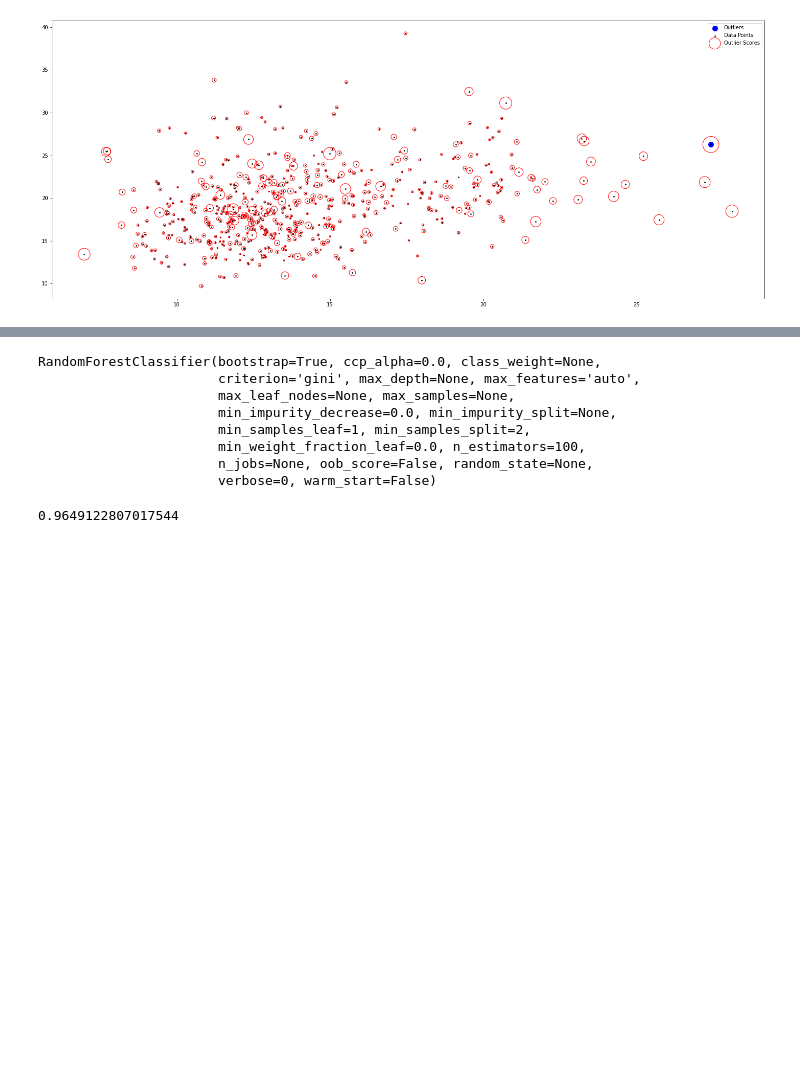
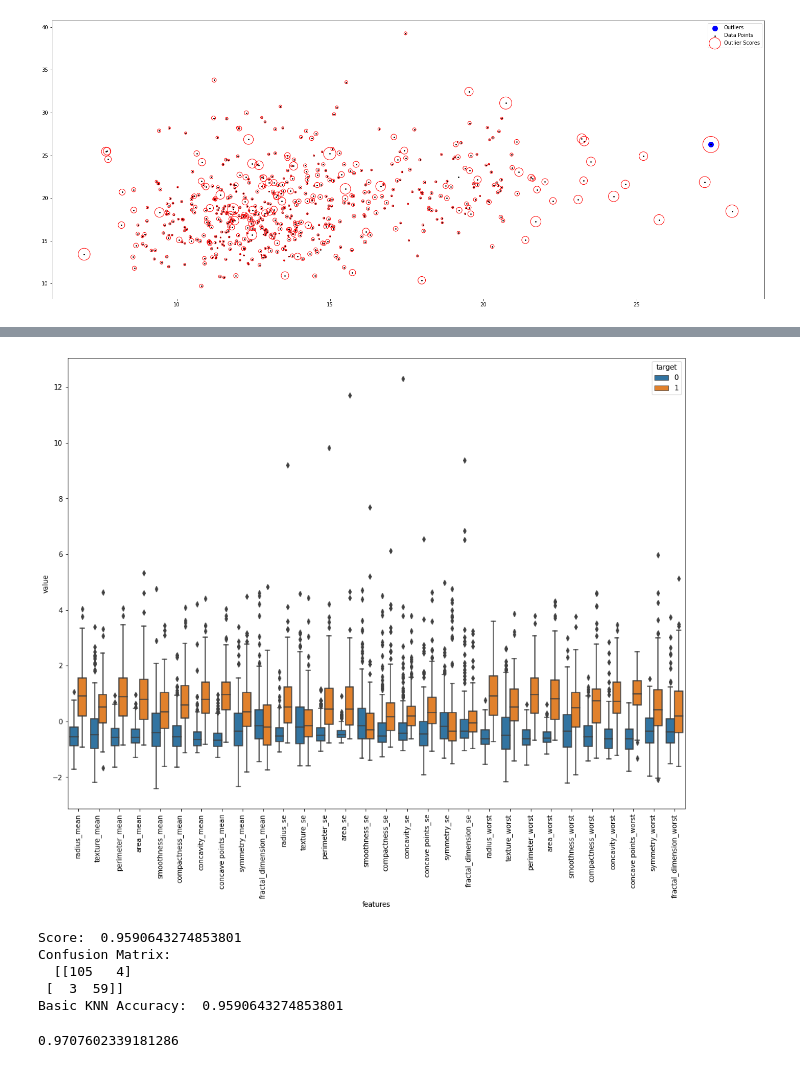
Before and after one commit to arslansevval/BreastCancerClassificationwithKNN, a Jupyter notebook: Breast_Cancer_Classification.ipynb, the cells around one changed output, grey strips where cells are left out. Saved outputs shown, nothing was run; the diff lists cells and outputs as text; code cells hidden in the pictures; blank space fills up the shorter version.

```diff
--- a/Breast_Cancer_Classification.ipynb
+++ b/Breast_Cancer_Classification.ipynb
@@ -192,0 +191,7 @@ model1 = RandomForestClassifier()
+# %%
+scaler = StandardScaler()
+X_train = scaler.fit_transform(X_train)
+X_test = scaler.transform(X_test)
+
+X_train_df = pd.DataFrame(X_train, columns = columns)
+X_train_df.describe()
@@ -193,12 +208,43 @@ model1 = RandomForestClassifier()
+# %%
+X_train_df_describe = X_train_df.describe()
+X_train_df["target"] = Y_train
+#box plot
+data_melted = pd.melt(X_train_df, id_vars = "target",
+                      var_name = "features",
+                      value_name = "value")
+plt.figure(figsize=(16,12))
+sns.boxplot(x = "features", y= "value", hue = "target", data = data_melted)
+plt.xticks(rotation = 90)
+plt.show()
+# %% [output]
+[figure, added]
+# %%
+#### Basic K-Nearest Neighbour Classifier
+knn = KNeighborsClassifier()
+knn.fit(X_train, Y_train)
+y_pred = knn.predict(X_test)
+cm = confusion_matrix(Y_test, y_pred)
+acc = accuracy_score(Y_test, y_pred)
+score = knn.score(X_test, Y_test)
+print("Score: ", score)
+print("Confusion Matrix:\n ", cm)
+print("Basic KNN Accuracy: ", acc)
+# %% [output]
+Score:  0.9590643274853801
+Confusion Matrix:
+  [[105   4]
+ [  3  59]]
+Basic KNN Accuracy:  0.9590643274853801
 # %%
+#### Random Forest Classifier
+
+#Initializing the model
+model1 = RandomForestClassifier(n_estimators=25)
 #Fitting the model for the train data
 model1.fit(X_train, Y_train)
+#Predicting for the unseen/test data
+predict1 = model1.predict(X_test)
+#Calculating the accuracy of the model
+accuracy_score(Y_test, predict1)
 # %% [output]
-RandomForestClassifier(bootstrap=True, ccp_alpha=0.0, class_weight=None,
-                       criterion='gini', max_depth=None, max_features='auto',
-                       max_leaf_nodes=None, max_samples=None,
-                       min_impurity_decrease=0.0, min_impurity_split=None,
-                       min_samples_leaf=1, min_samples_split=2,
-                       min_weight_fraction_leaf=0.0, n_estimators=100,
-                       n_jobs=None, oob_score=False, random_state=None,
-                       verbose=0, warm_start=False)
+0.9707602339181286
@@ -208,5 +250,0 @@ predict1 = model1.predict(X_test)
-# %%
-#Calculating the accuracy of the model
-accuracy_score(y_test, predict1)
-# %% [output]
-0.9649122807017544
```
Also changed, not shown: parts of 7 cells of this notebook.
